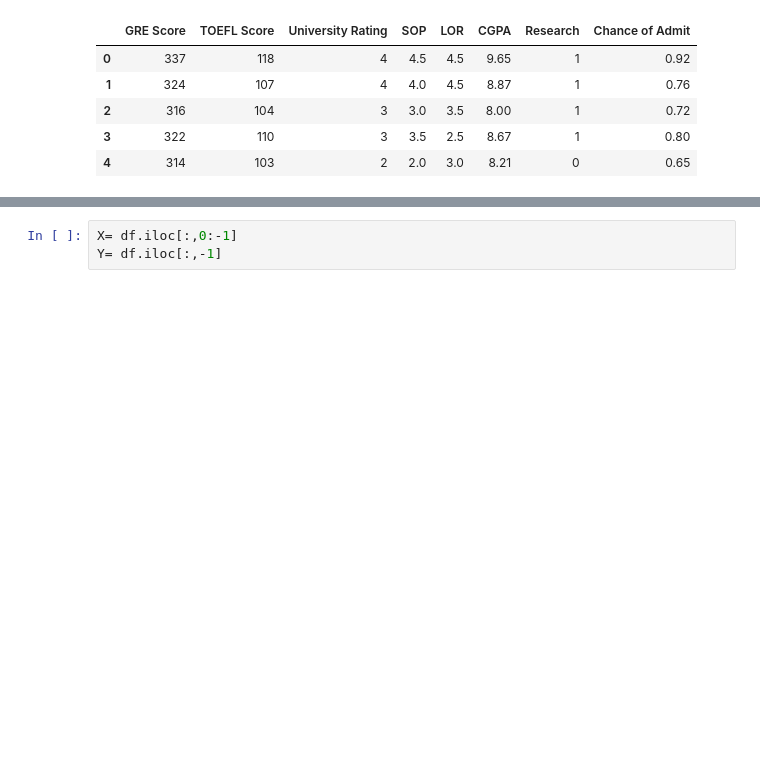
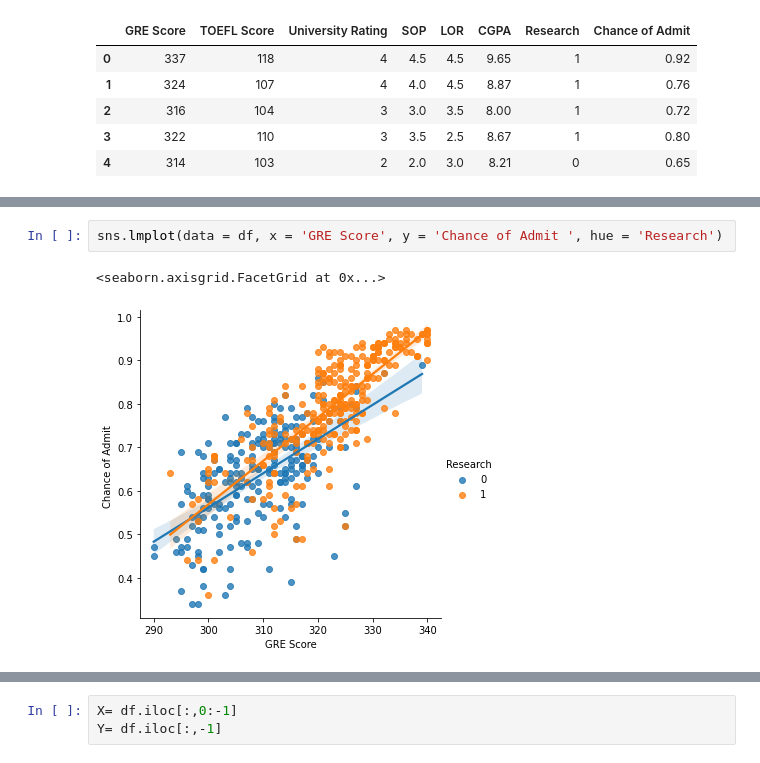
Before and after one commit to mspatke/gre_adimission_prediction_using_ANN, a Jupyter notebook: GRE_Admission_Prediction_using_ANN.ipynb, the cells around one changed output, grey strips where cells are left out. Saved outputs shown, nothing was run; the diff lists cells and outputs as text; blank space fills up the shorter version.

```diff
--- a/GRE_Admission_Prediction_using_ANN.ipynb
+++ b/GRE_Admission_Prediction_using_ANN.ipynb
@@ -54,0 +67,5 @@ df.head()
+# %%
+sns.lmplot(data = df, x = 'GRE Score', y = 'Chance of Admit ', hue = 'Research')
+# %% [output]
+<seaborn.axisgrid.FacetGrid at 0x...>
+[figure, added]
```
Also changed, not shown: parts of 4 cells of this notebook.
